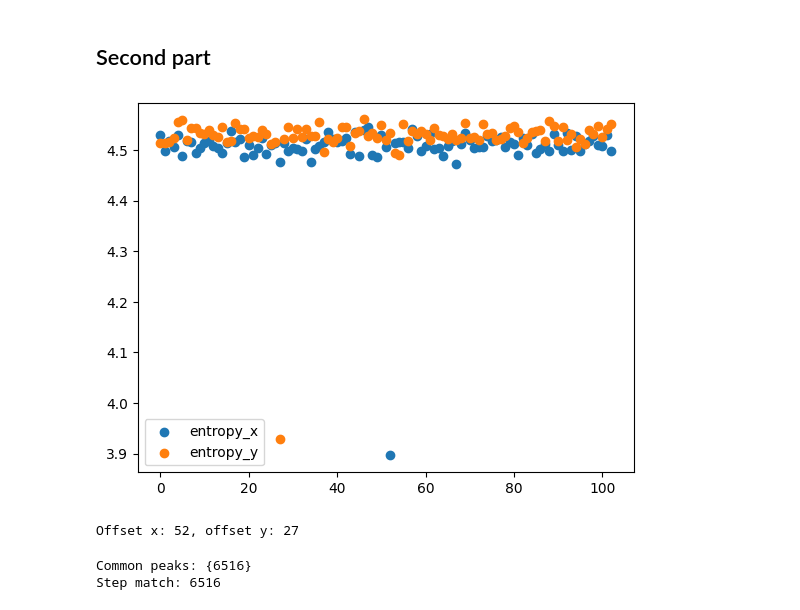
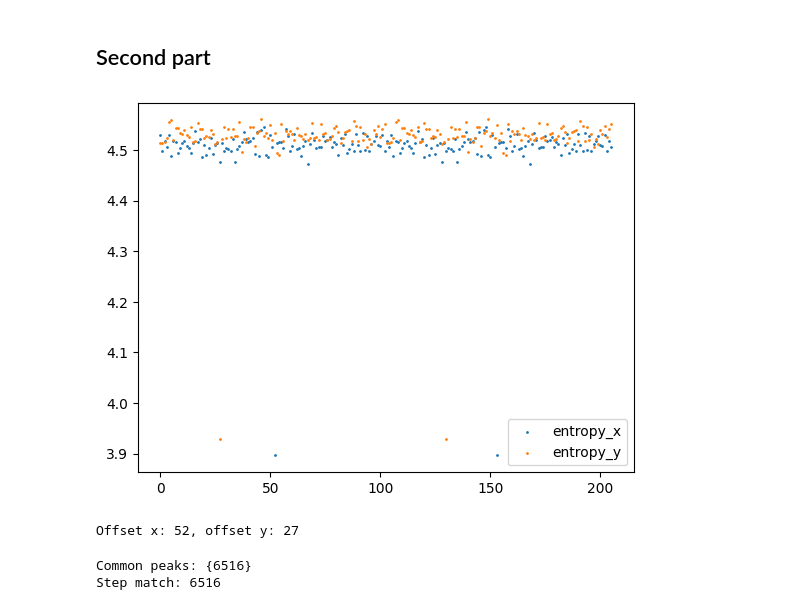
Before and after one commit to davidggphy/advent_of_code, a Jupyter notebook: 2024/14/14.ipynb, the cells around one changed output. Drawn from its saved outputs; the diff is of its cells as text; code cells hidden in the pictures.

```diff
--- a/2024/14/14.ipynb
+++ b/2024/14/14.ipynb
@@ -143,37 +143,42 @@ from scipy.stats import entropy
 def simulate(particles, size, steps=100):
     entropies_x = []
     entropies_y = []
     step_list = []
     particles = deepcopy(particles)
     for step in range(steps):
         # entropy of the distributin of values of x and y
         x_values = [p[0][0] for p in particles]
         y_values = [p[0][1] for p in particles]
+        # entropy as a mesuare of disorder (low entropy means high order ~ pattern)
         frequency_x = np.bincount(x_values)
         entropy_x = entropy(frequency_x)
         frequency_y = np.bincount(y_values)
         entropy_y = entropy(frequency_y)
         entropies_x.append(entropy_x)
         entropies_y.append(entropy_y)
         step_list.append(step)
         particles = move_particles(particles, 1, size)
 
     return entropies_x, entropies_y, step_list
 
 
 particles = parse_input(input_large)
-entropies_x, entropies_y, steps_list = simulate(particles, large_size, steps=103)
-plt.scatter(steps_list, entropies_x, label="entropy_x")
-plt.scatter(steps_list, entropies_y, label="entropy_y")
+max_period = max(large_size)
+# we simulate for 2 times the period, to see that there is indeed periodicity
+entropies_x, entropies_y, steps_list = simulate(
+    particles, large_size, steps=2 * max_period
+)
+plt.scatter(steps_list, entropies_x, label="entropy_x", s=1)
+plt.scatter(steps_list, entropies_y, label="entropy_y", s=1)
 plt.legend()
 plt.show()
 
 offset_x = np.argmin(entropies_x)
 offset_y = np.argmin(entropies_y)
 
 print(f"Offset x: {offset_x}, offset y: {offset_y}")
 # %% [output]
-[figure, old version]
+[figure, new version]
 Offset x: 52, offset y: 27
 # %%
 # x peaks at 100*kx + 52 + kx = 52 + 101*kx
```
Also changed, not shown: 4 other files.
